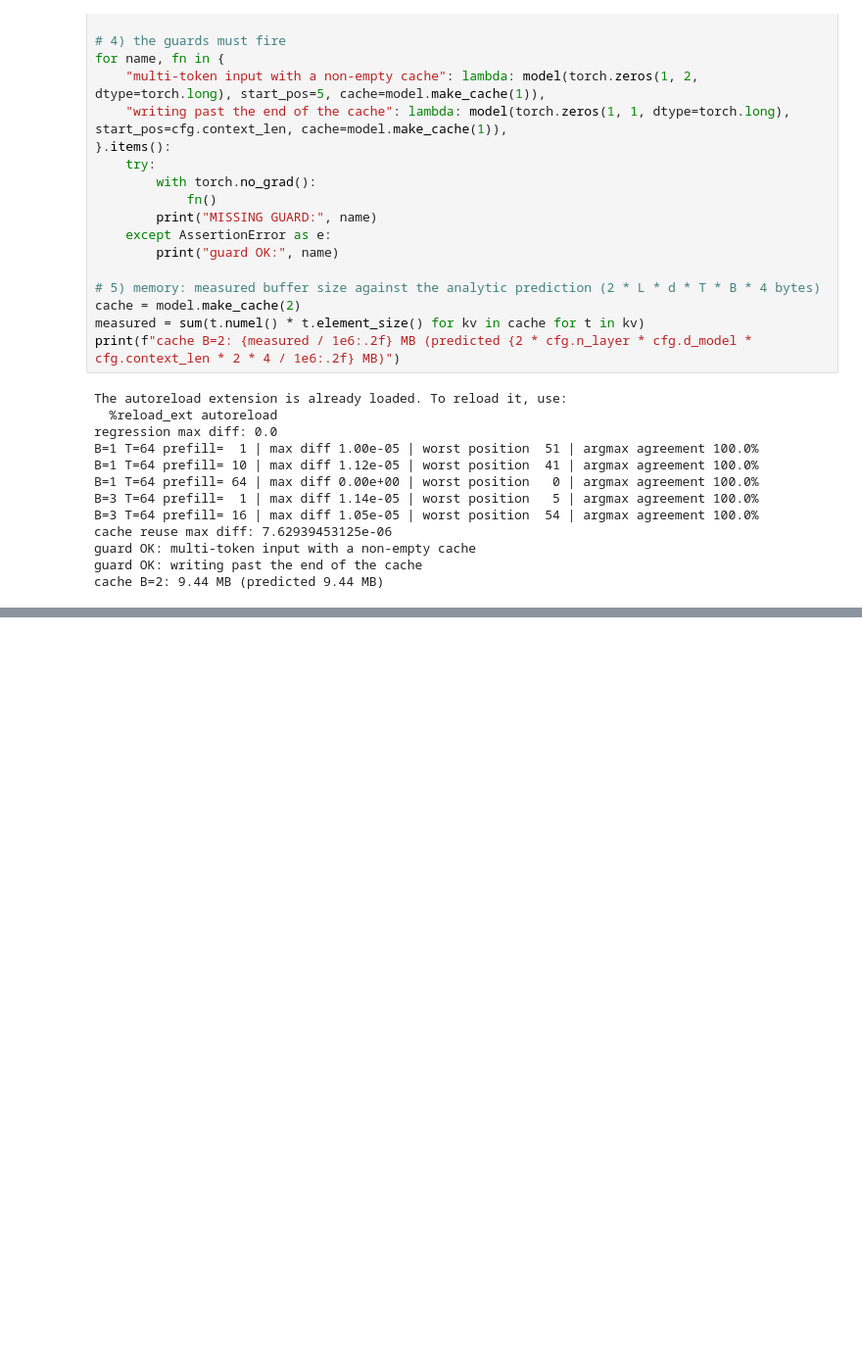
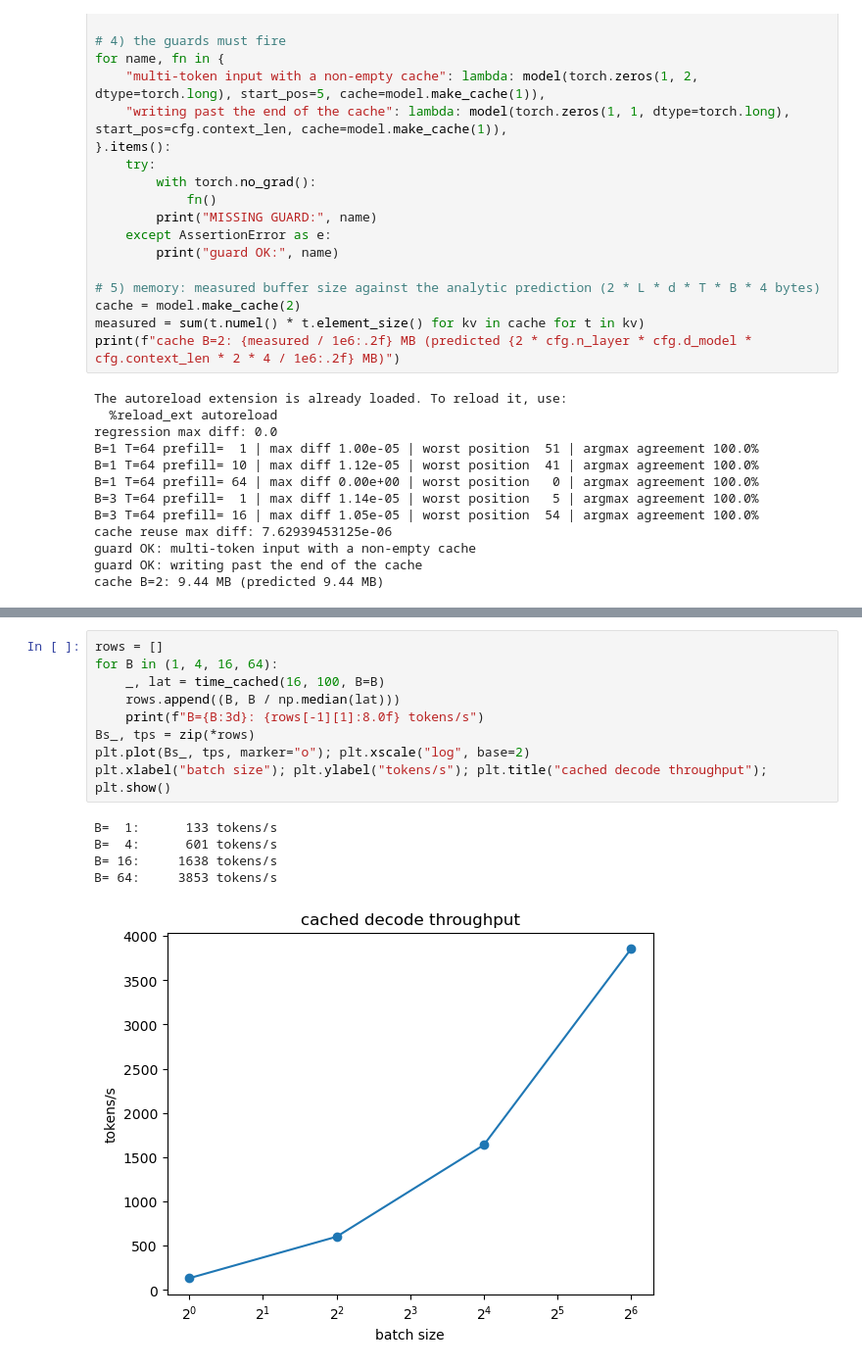
Before and after one commit to marziof/swGPT, a Jupyter notebook: notebooks/07_kv_cache.ipynb, the cells around one changed output, grey strips where cells are left out. Shown at 98% size. Cells and saved outputs as stored; diff of their text form; blank space fills up the shorter version.

```diff
--- a/notebooks/07_kv_cache.ipynb
+++ b/notebooks/07_kv_cache.ipynb
@@ -165,0 +259,15 @@ cache B=2: 9.44 MB (predicted 9.44 MB)
+# %%
+rows = []
+for B in (1, 4, 16, 64):
+    _, lat = time_cached(16, 100, B=B)
+    rows.append((B, B / np.median(lat)))
+    print(f"B={B:3d}: {rows[-1][1]:8.0f} tokens/s")
+Bs_, tps = zip(*rows)
+plt.plot(Bs_, tps, marker="o"); plt.xscale("log", base=2)
+plt.xlabel("batch size"); plt.ylabel("tokens/s"); plt.title("cached decode throughput"); plt.show()
+# %% [output]
+B=  1:      133 tokens/s
+B=  4:      601 tokens/s
+B= 16:     1638 tokens/s
+B= 64:     3853 tokens/s
+[figure, added]
```
Also changed, not shown: parts of 4 cells of this notebook, 2 other files.
